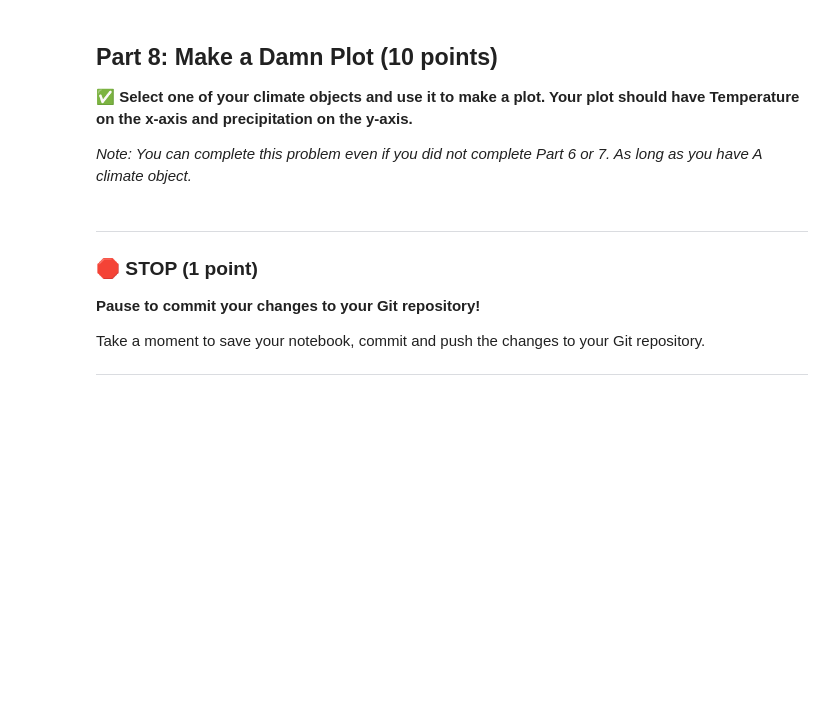
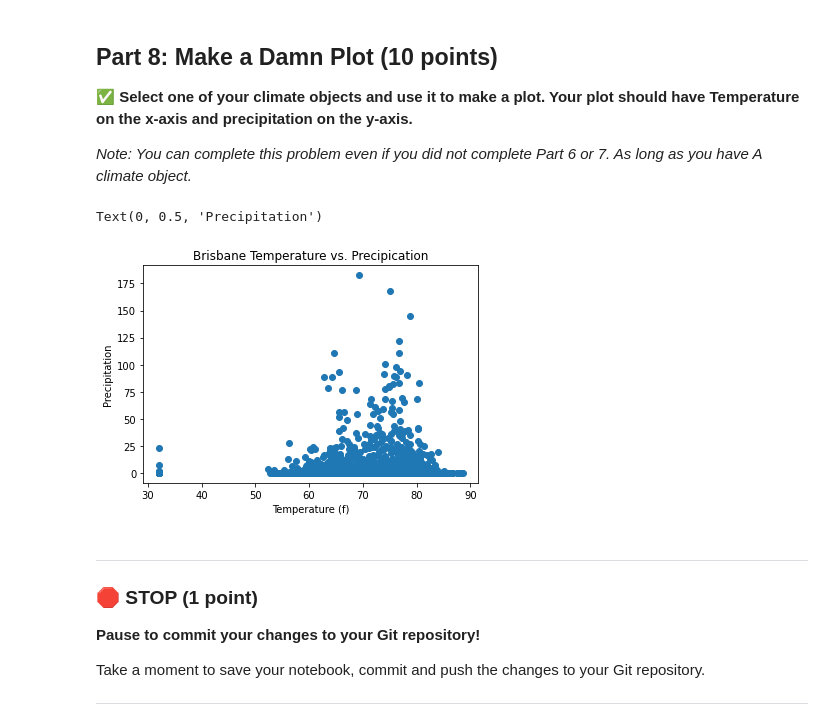
Before and after one commit to cartersmotherman/CMSE202-s23-turnin, a Jupyter notebook: midterm/CMSE202_Midterm_003_STUDENT.ipynb, the cells around one changed output. Cells and saved outputs as stored; diff of their text form; code cells hidden in the pictures; blank space fills up the shorter version.

```diff
--- a/midterm/CMSE202_Midterm_003_STUDENT.ipynb
+++ b/midterm/CMSE202_Midterm_003_STUDENT.ipynb
@@ -152,6 +184,19 @@ Take a moment to save your notebook, commit  and push the changes to your Git re
 &#9989; **Construct `climate` objects for all of the climate (rainfall and temperature) measurements. Append all of the objects to a new list called `climate_objects`.**
 # %%
 #Write your code here
+import numpy as np
+len(temp)
+
+climate_objects = []
+
+for i in precip:
+
+    climate_objects.append(climate(i,np.array(precip[i]),np.array(temp[i])))
+
+count = 0
+for i in climate_objects:
+    i.set_latlong(meta.iloc[count,1],meta.iloc[count,2])
+    count += 1
 # %% [markdown]
 ## Part 7: Converting Temperature Values (12 points)
 
@@ -171,3 +263,20 @@ Take a moment to save your notebook, commit  and push the changes to your Git re
 &#9989; **Rerun your code from Part 6 to rebuild your objects with properly converted temperature values.**
 # %%
 #Write your code here
+
+#Write your code here
+len(temp)
+
+climate_objects = []
+
+for i in precip:
+    climate_objects.append(climate(i,np.array(precip[i]),np.array(temp[i]),0,0))
+
+count = 0
+for i in climate_objects:
+    i.set_latlong(meta.iloc[count,1],meta.iloc[count,2])
+    count += 1
+
+
+
+climate_objects[0].get_temp()
@@ -179,6 +290,20 @@ Take a moment to save your notebook, commit  and push the changes to your Git re
 *Note: You can complete this problem even if you did not complete Part 6 or 7. As long as you have A climate object.*
 # %%
 #Write your code here
+import matplotlib.pyplot as plt
+
+Brisbane = climate_objects[6]
+temp_bris = list(Brisbane.get_temp())
+precip_bris = list(Brisbane.get_precip())
+
+
+plt.scatter(temp_bris,precip_bris)
+plt.title('Brisbane Temperature vs. Precipication')
+plt.xlabel('Temperature (f)')
+plt.ylabel('Precipitation')
+# %% [output]
+Text(0, 0.5, 'Precipitation')
+[figure, added]
 # %% [markdown]
 ---
 ### &#128721; STOP (1 point)
```
Also changed, not shown: parts of 7 cells of this notebook.
